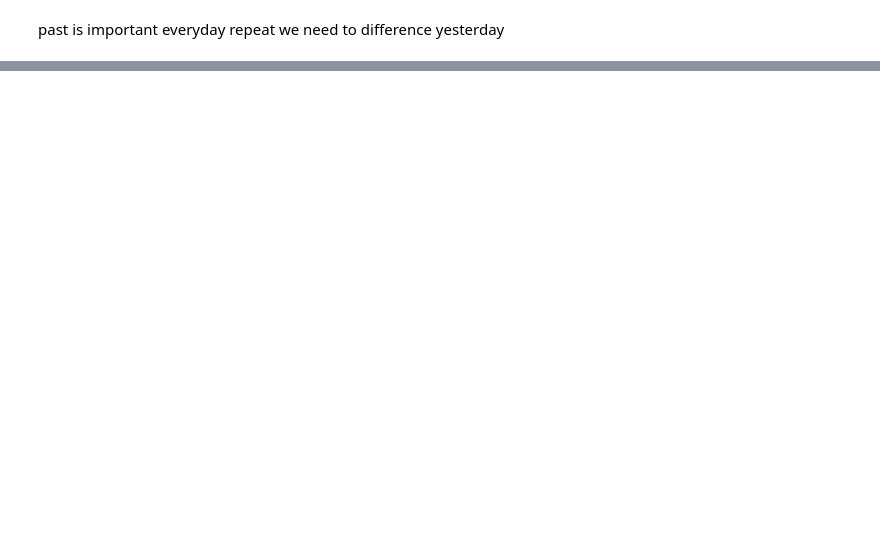
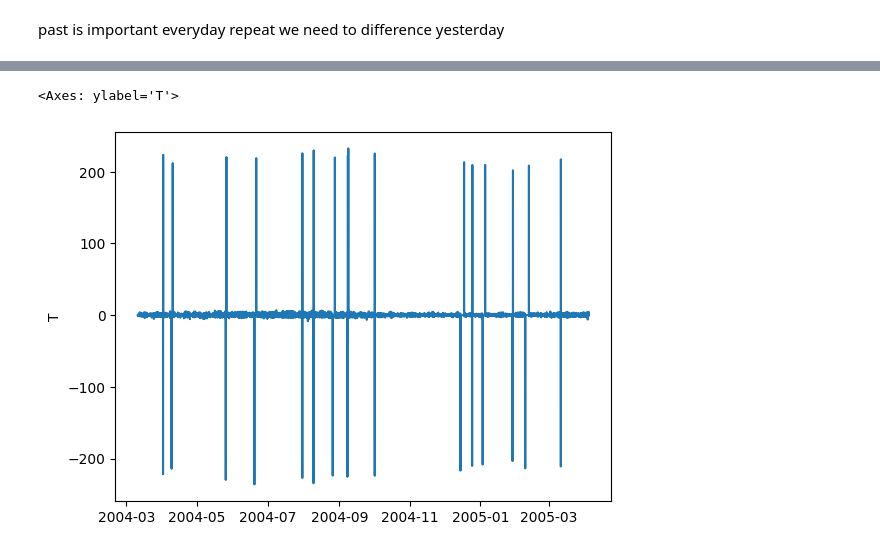
Before and after one commit to 4GeeksAcademy/utku_seyithanoglu_timeseries, a Jupyter notebook: src/explore.ipynb, the cells around one changed output, grey strips where cells are left out. Drawn from its saved outputs; the diff is of its cells as text; code cells hidden in the pictures; blank space fills up the shorter version.

```diff
--- a/src/explore.ipynb
+++ b/src/explore.ipynb
@@ -735,0 +781,5 @@ past is important everyday repeat we need to difference yesterday
+# %%
+sns.lineplot(x['T'].diff())
+# %% [output]
+<Axes: ylabel='T'>
+[figure, added]
```
Also changed, not shown: parts of 36 cells of this notebook.
